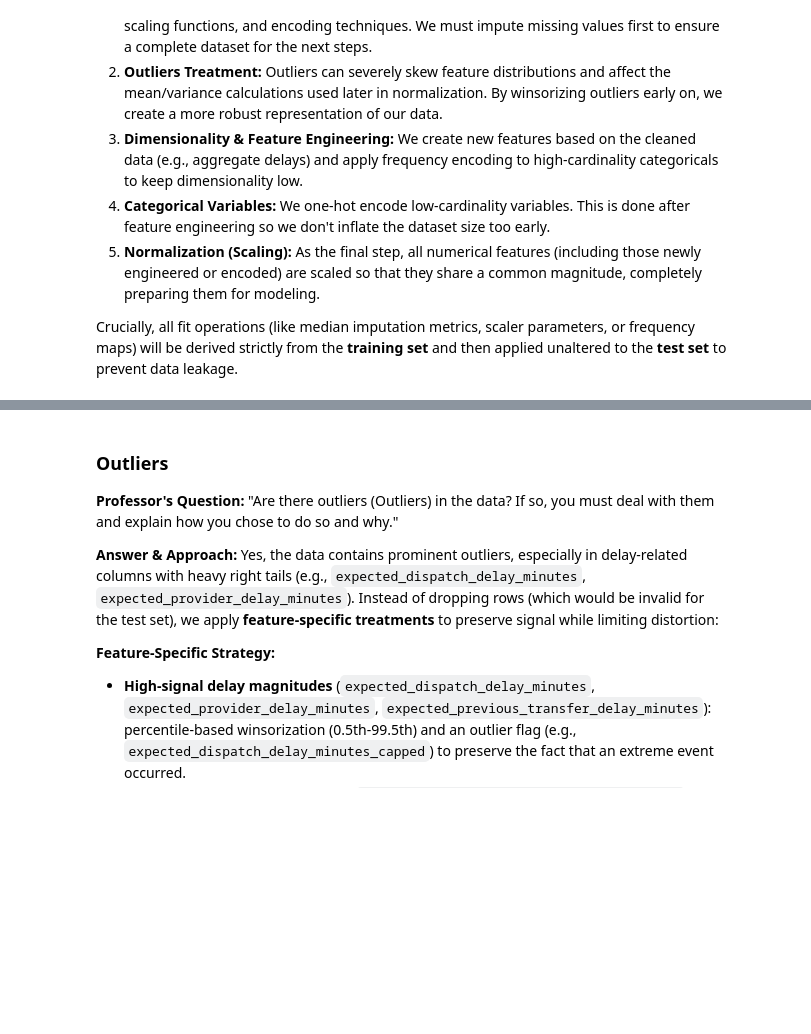
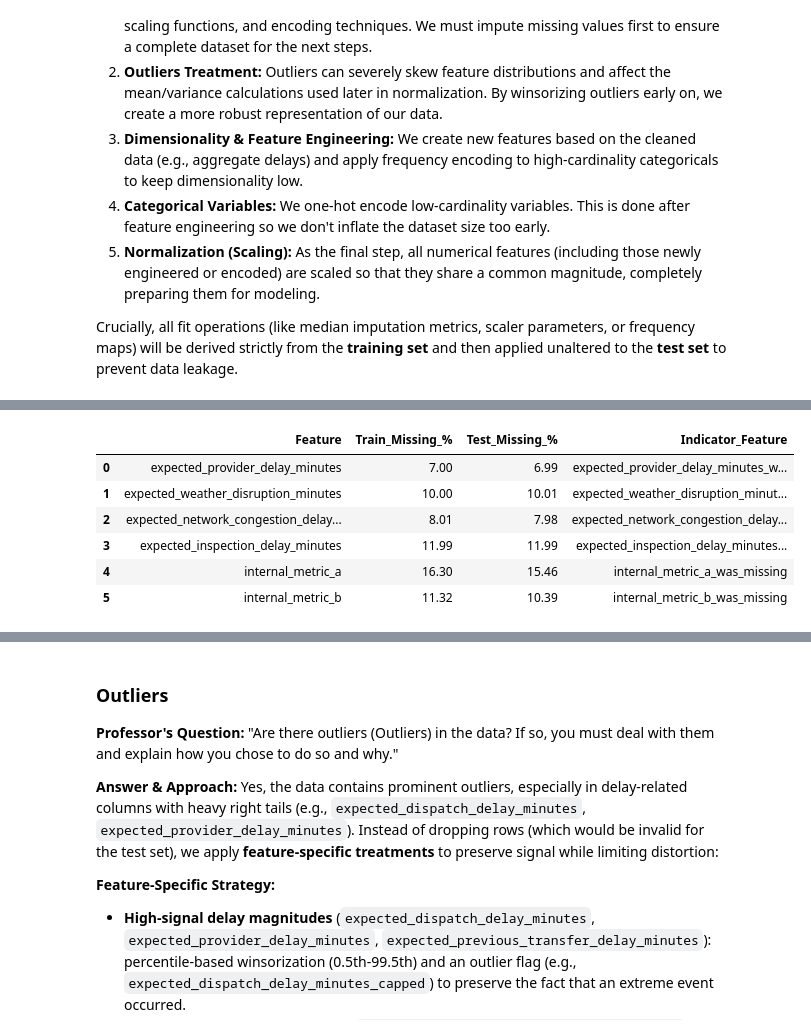
Before and after one commit to InbarKedem/final-project-intro-to-ml, a Jupyter notebook: task.ipynb, the cells around one changed output, grey strips where cells are left out. Saved outputs shown, nothing was run; the diff lists cells and outputs as text; code cells hidden in the pictures; blank space fills up the shorter version.

```diff
--- a/task.ipynb
+++ b/task.ipynb
@@ -1090,27 +1197,67 @@ Yes, there are several columns with missing values in the dataset. Some internal
 # %%
-
 # Assuming `train` and `test` dataframes have already been loaded into memory during Part 1.
 # If they weren't explicitly split, we ensure we have our separate sets ready.
-# We will create copies to avoid SettingWithCopyWarnings
+# We will create copies to avoid SettingWithCopyWarnings.
 train_clean = train_df.copy()
 test_clean = test_df.copy()
 
-# 1. Identify numerical and categorical columns
-# Taking target out of the feature lists
-num_cols = train_clean.select_dtypes(include=['int64', 'float64']).columns.drop('is_delayed', errors='ignore')
-cat_cols = train_clean.select_dtypes(include=['object', 'category']).columns
+target_col = 'is_delayed'
+missing_indicator_threshold = 0.05
 
-# 2. Impute Numerical Columns with Median (fitted on train only)
+# 1. Add missingness indicators only for features with substantial missingness.
+missing_indicator_features = []
+missing_indicator_summary = []
+
+for col in train_clean.columns:
+    if col == target_col or col not in test_clean.columns:
+        continue
+
+    train_missing_rate = train_clean[col].isna().mean()
+    test_missing_rate = test_clean[col].isna().mean()
+
+    if max(train_missing_rate, test_missing_rate) >= missing_indicator_threshold:
+        indicator_col = f'{col}_was_missing'
+        train_clean[indicator_col] = train_clean[col].isna().astype(int)
+        test_clean[indicator_col] = test_clean[col].isna().astype(int)
+        missing_indicator_features.append(indicator_col)
+        missing_indicator_summary.append({
+            'Feature': col,
+            'Train_Missing_%': round(train_missing_rate * 100, 2),
+            'Test_Missing_%': round(test_missing_rate * 100, 2),
+            'Indicator_Feature': indicator_col
+        })
+
+missing_indicator_summary = pd.DataFrame(missing_indicator_summary)
+
+if missing_indicator_features:
+    print(f'Added {len(missing_indicator_features)} missing-value indicator features for columns with >= {missing_indicator_threshold:.0%} missingness.')
+    display(missing_indicator_summary)
+else:
+    print(f'No columns reached the {missing_indicator_threshold:.0%} missingness threshold for indicators.')
+
+# 2. Identify numerical and categorical columns after indicators are added.
+# Exclude the target and the newly created indicators from median fitting.
+num_cols = train_clean.select_dtypes(include=['number']).columns.drop(
+    [target_col] + missing_indicator_features,
+    errors='ignore'
+)
+cat_cols = train_clean.select_dtypes(include=['object', 'category', 'string']).columns
+
+test_num_cols = [col for col in num_cols if col in test_clean.columns]
+test_cat_cols = [col for col in cat_cols if col in test_clean.columns]
+
+# 3. Impute numerical columns with medians fitted on train only.
 num_impute_values = train_clean[num_cols].median()
+train_clean[num_cols] = train_clean[num_cols].fillna(num_impute_values)
+test_clean[test_num_cols] = test_clean[test_num_cols].fillna(num_impute_values[test_num_cols])
 
-train_clean[num_cols] = train_clean[num_cols].fillna(num_impute_values)
-test_clean[num_cols] = test_clean[num_cols].fillna(num_impute_values)
+# 4. Impute categorical columns with an explicit Unknown category.
+train_clean[cat_cols] = train_clean[cat_cols].fillna('Unknown')
+test_clean[test_cat_cols] = test_clean[test_cat_cols].fillna('Unknown')
 
-# 3. Impute Categorical Columns with 'Unknown'
-train_clean[cat_cols] = train_clean[cat_cols].fillna('Unknown')
-test_clean[cat_cols] = test_clean[cat_cols].fillna('Unknown')
-
-print("Missing values in Train after imputation:\n", train_clean.isnull().sum()[train_clean.isnull().sum() > 0])
-print("\nMissing values in Test after imputation:\n", test_clean.isnull().sum()[test_clean.isnull().sum() > 0])
-print("\nImputation step completed successfully.")
+print('Missing values in Train after imputation:')
+print(train_clean.isnull().sum()[train_clean.isnull().sum() > 0])
+print('\nMissing values in Test after imputation:')
+print(test_clean.isnull().sum()[test_clean.isnull().sum() > 0])
+print('\nImputation step completed successfully.')
 # %% [output]
@@ -1123,0 +1265,7 @@ Imputation step completed successfully.
+|  | Feature | Train_Missing_% | Test_Missing_% | Indicator_Feature |
+| 0 | expected_provider_delay_minutes | 7.00 | 6.99 | expected_provider_delay_minutes_w... |
+| 1 | expected_weather_disruption_minutes | 10.00 | 10.01 | expected_weather_disruption_minut... |
+| 2 | expected_network_congestion_delay... | 8.01 | 7.98 | expected_network_congestion_delay... |
+| 3 | expected_inspection_delay_minutes | 11.99 | 11.99 | expected_inspection_delay_minutes... |
+| 4 | internal_metric_a | 16.30 | 15.46 | internal_metric_a_was_missing |
+| 5 | internal_metric_b | 11.32 | 10.39 | internal_metric_b_was_missing |
```
Also changed, not shown: parts of 13 cells of this notebook.
